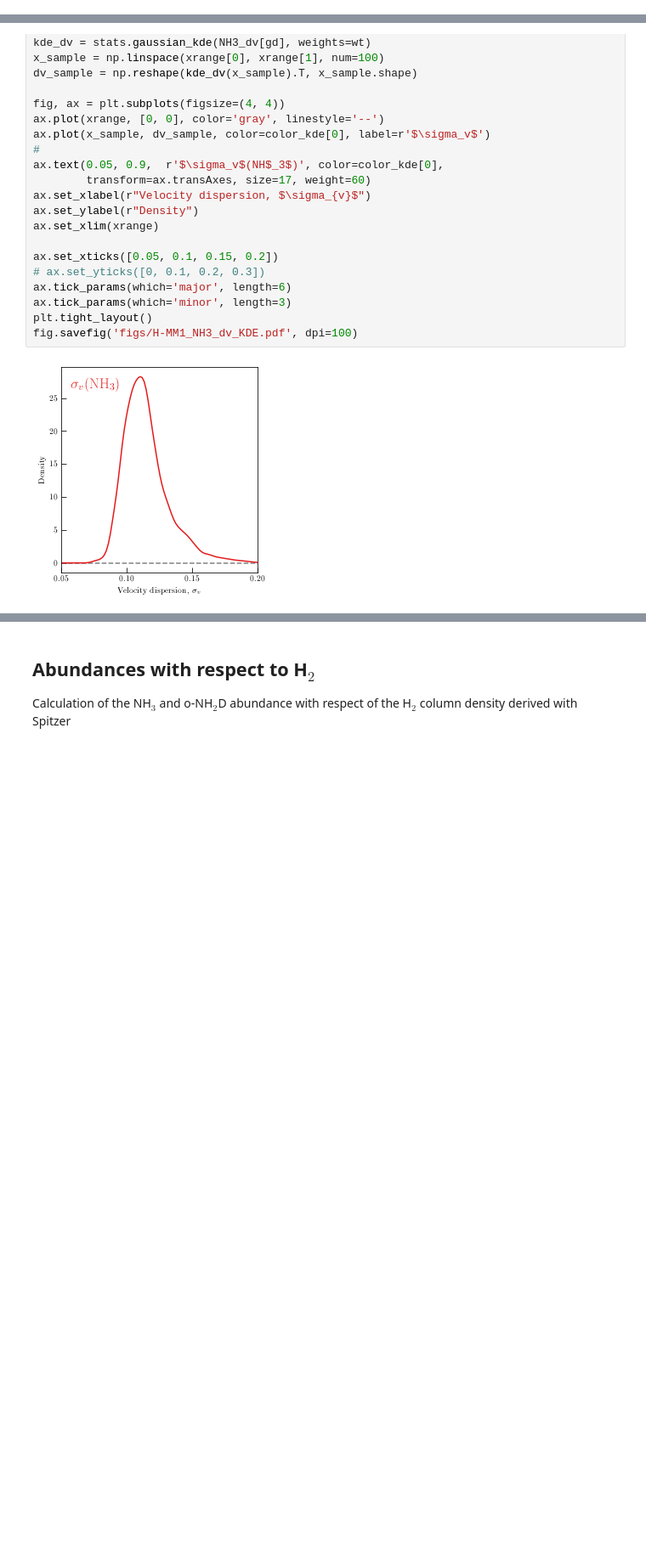
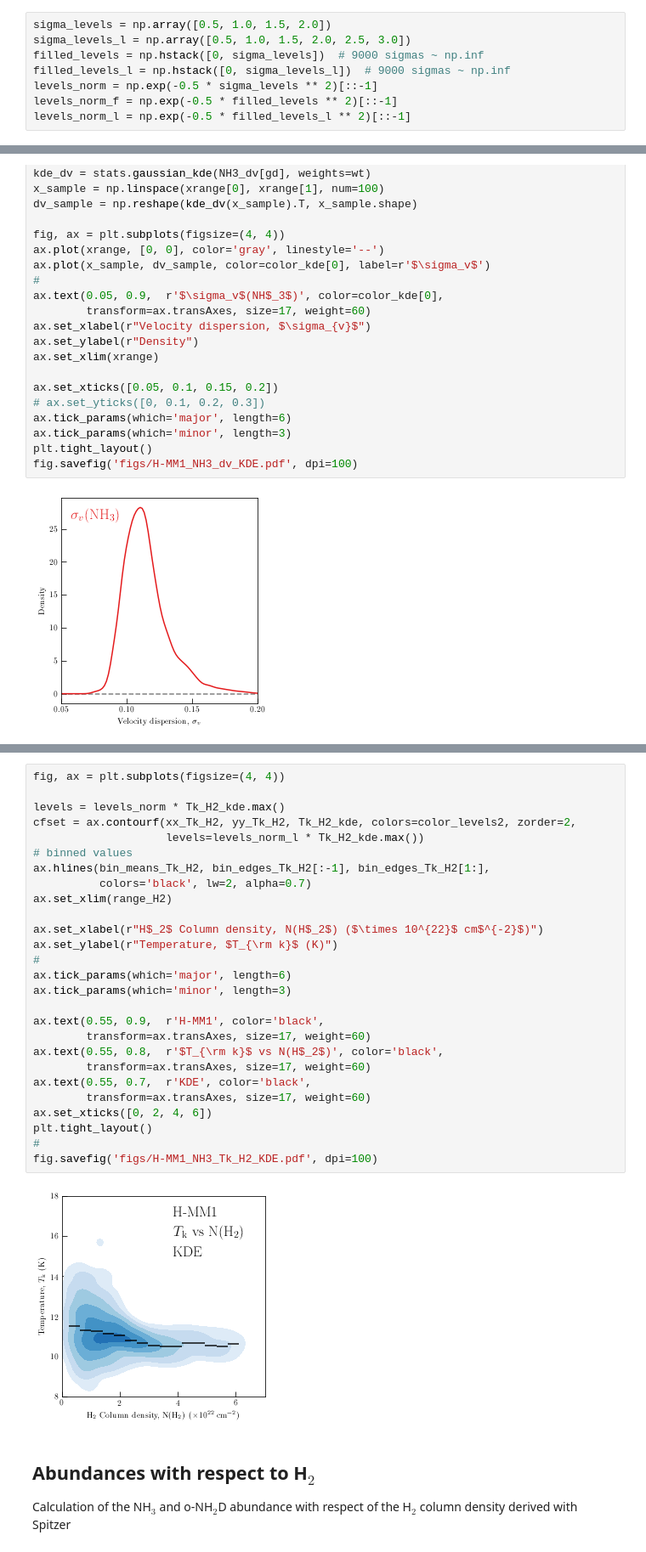
Before and after one commit to jpinedaf/H-MM1_NH3, a Jupyter notebook: H-MM1_NH3_H2.ipynb, the cells around one changed output, grey strips where cells are left out. Shown at 85% size. Saved outputs shown, nothing was run; the diff lists cells and outputs as text; blank space fills up the shorter version.

```diff
--- a/H-MM1_NH3_H2.ipynb
+++ b/H-MM1_NH3_H2.ipynb
@@ -47,3 +43,11 @@ color_kde = ['#e41a1c', 'blue']
+# %%
+sigma_levels = np.array([0.5, 1.0, 1.5, 2.0])
+sigma_levels_l = np.array([0.5, 1.0, 1.5, 2.0, 2.5, 3.0])
+filled_levels = np.hstack([0, sigma_levels])  # 9000 sigmas ~ np.inf
+filled_levels_l = np.hstack([0, sigma_levels_l])  # 9000 sigmas ~ np.inf
+levels_norm = np.exp(-0.5 * sigma_levels ** 2)[::-1]
+levels_norm_f = np.exp(-0.5 * filled_levels ** 2)[::-1]
+levels_norm_l = np.exp(-0.5 * filled_levels_l ** 2)[::-1]
 # %%
 distance = 145. # pc
 
@@ -1369,3 +506,32 @@ Set OBSGEO-H to     5053.796 from OBSGEO-[XYZ]'. [astropy.wcs.wcs]
+# %%
+fig, ax = plt.subplots(figsize=(4, 4))
+
+levels = levels_norm * Tk_H2_kde.max()
+cfset = ax.contourf(xx_Tk_H2, yy_Tk_H2, Tk_H2_kde, colors=color_levels2, zorder=2,
+                    levels=levels_norm_l * Tk_H2_kde.max())
+# binned values
+ax.hlines(bin_means_Tk_H2, bin_edges_Tk_H2[:-1], bin_edges_Tk_H2[1:],
+          colors='black', lw=2, alpha=0.7)
+ax.set_xlim(range_H2)
+
+ax.set_xlabel(r"H$_2$ Column density, N(H$_2$) ($\times 10^{22}$ cm$^{-2}$)")
+ax.set_ylabel(r"Temperature, $T_{\rm k}$ (K)")
+#
+ax.tick_params(which='major', length=6)
+ax.tick_params(which='minor', length=3)
+
+ax.text(0.55, 0.9,  r'H-MM1', color='black',
+        transform=ax.transAxes, size=17, weight=60)
+ax.text(0.55, 0.8,  r'$T_{\rm k}$ vs N(H$_2$)', color='black',
+        transform=ax.transAxes, size=17, weight=60)
+ax.text(0.55, 0.7,  r'KDE', color='black',
+        transform=ax.transAxes, size=17, weight=60)
+ax.set_xticks([0, 2, 4, 6])
+plt.tight_layout()
+#
+fig.savefig('figs/H-MM1_NH3_Tk_H2_KDE.pdf', dpi=100)
+# %% [output]
+[figure, added]
 # %% [markdown]
 ## Abundances with respect to H$_2$
 Calculation of the NH$_3$ and o-NH$_2$D abundance with respect of the H$_2$ column density derived with Spitzer
```
Also changed, not shown: parts of 123 cells of this notebook, 17 other files.
